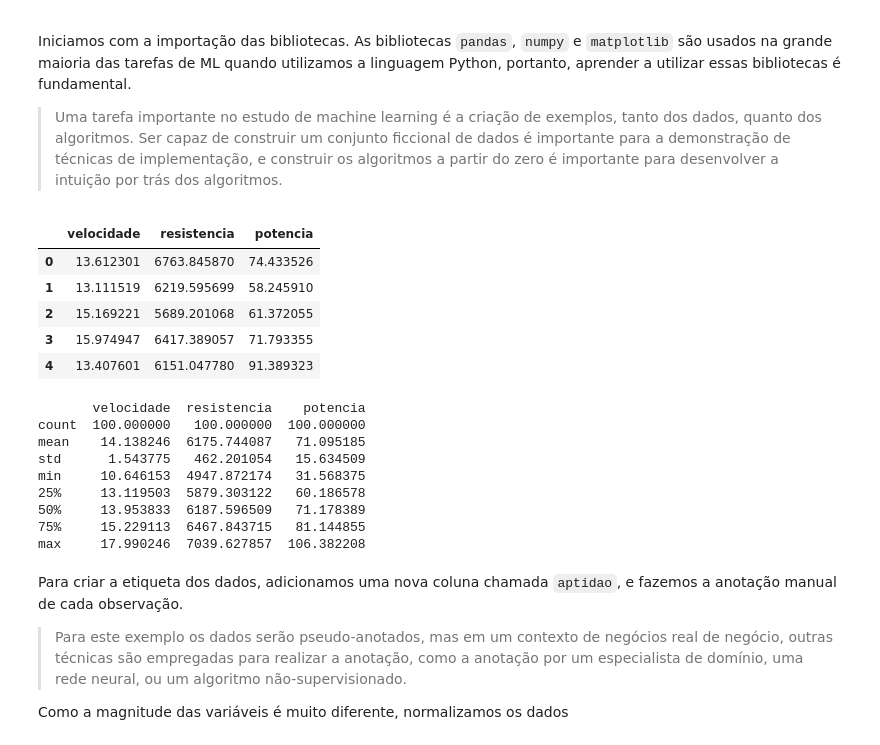
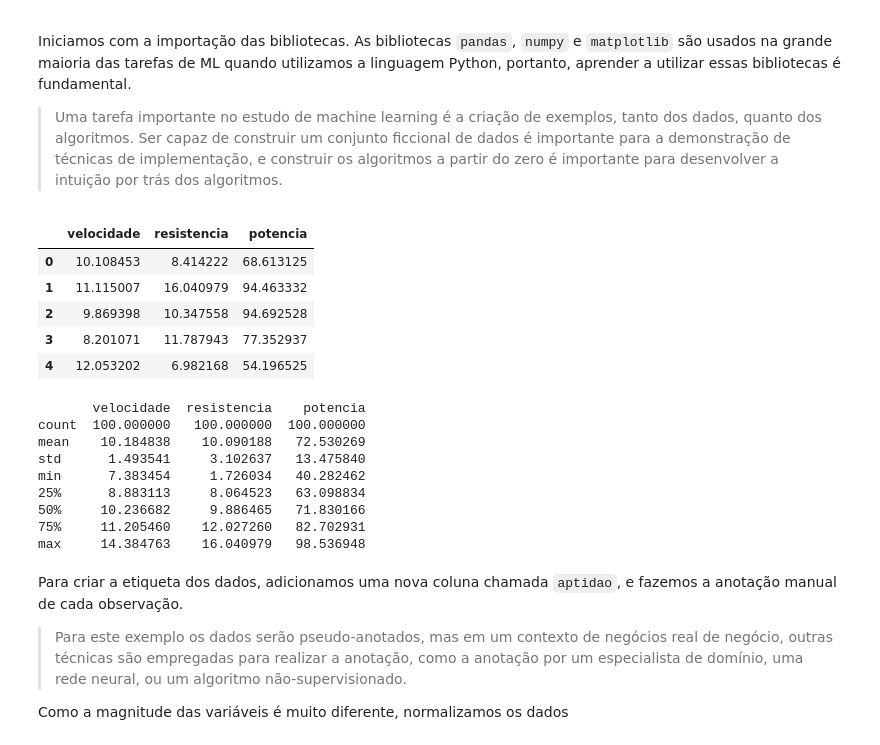
Before and after one commit to samicoluiz/laai_algos_classificacao, a Jupyter notebook: algos_classificacao.ipynb, the cells around one changed output. Saved outputs shown, nothing was run; the diff lists cells and outputs as text; code cells hidden in the pictures.

```diff
--- a/algos_classificacao.ipynb
+++ b/algos_classificacao.ipynb
@@ -86,30 +86,30 @@ from matplotlib import pyplot as plt
 from sklearn import tree # implementação de árvore de decisão do sklearn
 # %%
 # Usando a distribuição normal para gerar dados aleatórios
-velocidade = np.random.normal(14, 1.5, 100)
-resistencia = np.random.normal(6180, 500, 100)
+velocidade = np.random.normal(10, 1.5, 100)
+resistencia = np.random.normal(10, 3, 100)
 potencia = np.random.normal(70, 15, 100)
 df = pd.DataFrame({'velocidade': velocidade, 'resistencia': resistencia, 'potencia': potencia})
 df.head()
 # %% [output]
 |  | velocidade | resistencia | potencia |
-| 0 | 13.612301 | 6763.845870 | 74.433526 |
-| 1 | 13.111519 | 6219.595699 | 58.245910 |
-| 2 | 15.169221 | 5689.201068 | 61.372055 |
-| 3 | 15.974947 | 6417.389057 | 71.793355 |
-| 4 | 13.407601 | 6151.047780 | 91.389323 |
+| 0 | 10.108453 | 8.414222 | 68.613125 |
+| 1 | 11.115007 | 16.040979 | 94.463332 |
+| 2 | 9.869398 | 10.347558 | 94.692528 |
+| 3 | 8.201071 | 11.787943 | 77.352937 |
+| 4 | 12.053202 | 6.982168 | 54.196525 |
 # %%
 print(df.describe())
 # %% [output]
        velocidade  resistencia    potencia
 count  100.000000   100.000000  100.000000
-mean    14.138246  6175.744087   71.095185
-std      1.543775   462.201054   15.634509
-min     10.646153  4947.872174   31.568375
-25%     13.119503  5879.303122   60.186578
-50%     13.953833  6187.596509   71.178389
-75%     15.229113  6467.843715   81.144855
-max     17.990246  7039.627857  106.382208
+mean    10.184838    10.090188   72.530269
+std      1.493541     3.102637   13.475840
+min      7.383454     1.726034   40.282462
+25%      8.883113     8.064523   63.098834
+50%     10.236682     9.886465   71.830166
+75%     11.205460    12.027260   82.702931
+max     14.384763    16.040979   98.536948
 # %% [markdown]
 Para criar a etiqueta dos dados, adicionamos uma nova coluna chamada `aptidao`, e fazemos a anotação manual de cada observação.
 
```
Also changed, not shown: parts of 27 cells of this notebook.
